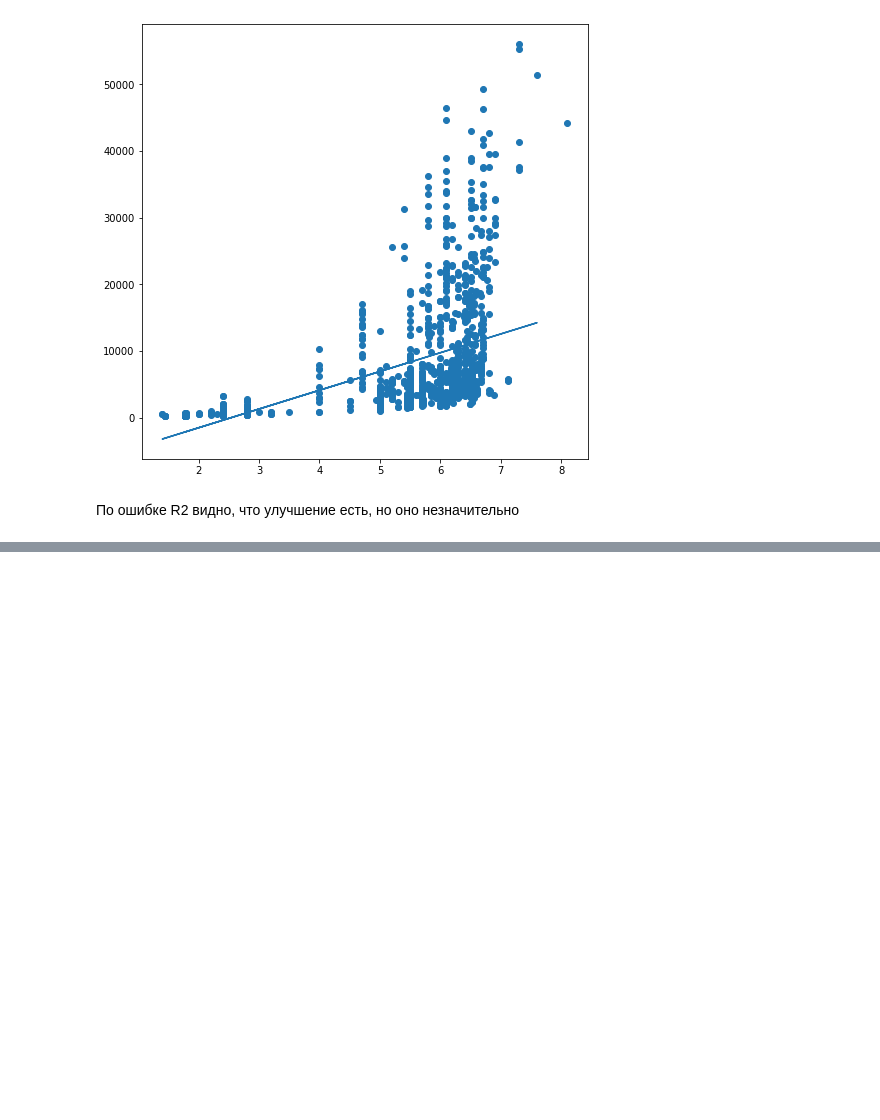
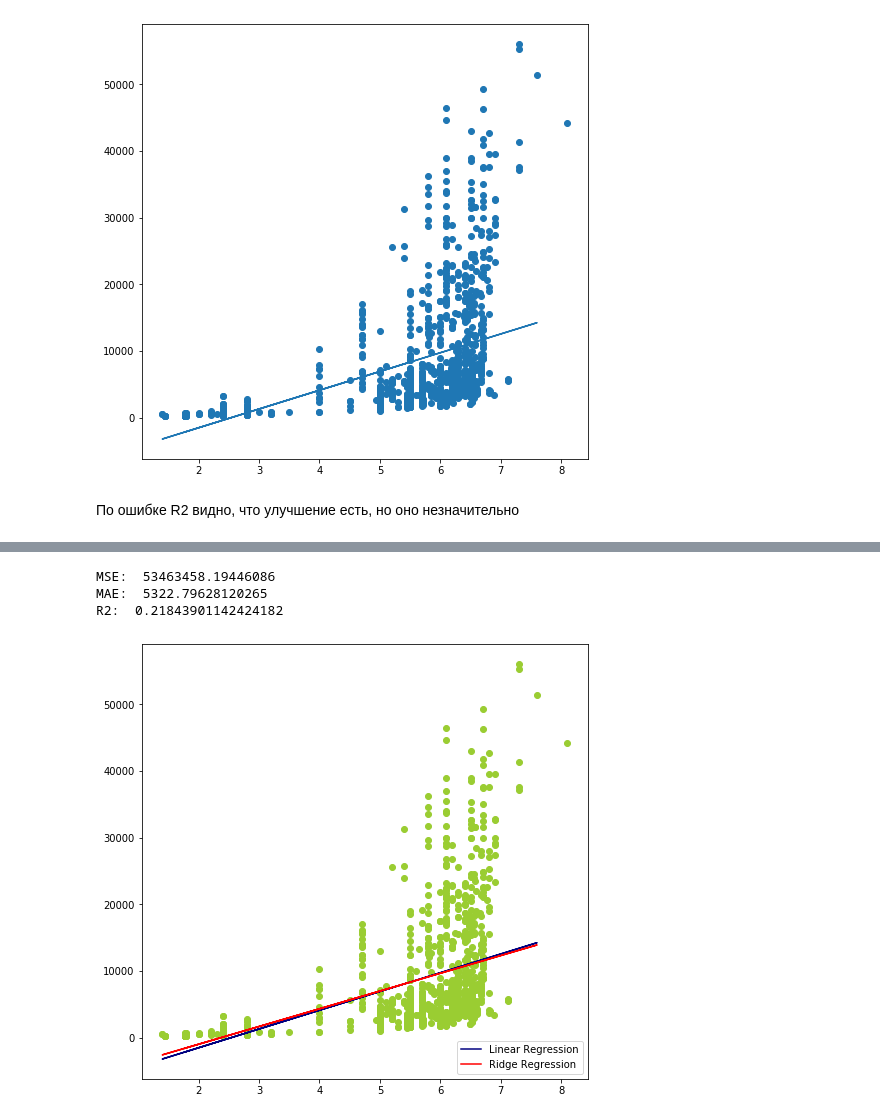
Before and after one commit to kiotokio/IDP, a Jupyter notebook: LinearRegression.ipynb, the cells around one changed output, grey strips where cells are left out. Cells and saved outputs as stored; diff of their text form; code cells hidden in the pictures; blank space fills up the shorter version.

```diff
--- a/LinearRegression.ipynb
+++ b/LinearRegression.ipynb
@@ -114,0 +196,18 @@ print(model_split.coef_, ransac.estimator_.coef_)
+# %%
+ridge = Ridge(alpha=105.0).fit(x_train.reshape(-1, 1), y_train)
+y_ridge = ridge.predict(x_test)
+
+plt.figure(figsize=(8,8))
+plt.scatter(x3, y, color='yellowgreen')
+plt.plot(x_test, y_pred, color='navy', label='Linear Regression')
+plt.plot(x_test, y_ridge, color='red', label='Ridge Regression')
+plt.legend(loc='lower right')
+
+print('MSE: ', mean_squared_error(y_test, y_ridge))
+print('MAE: ', mean_absolute_error(y_test, y_ridge))
+print('R2: ', r2_score(y_test, y_ridge))
+# %% [output]
+MSE:  53463458.19446086
+MAE:  5322.79628120265
+R2:  0.21843901142424182
+[figure, added]
```
Also changed, not shown: parts of 36 cells of this notebook.
